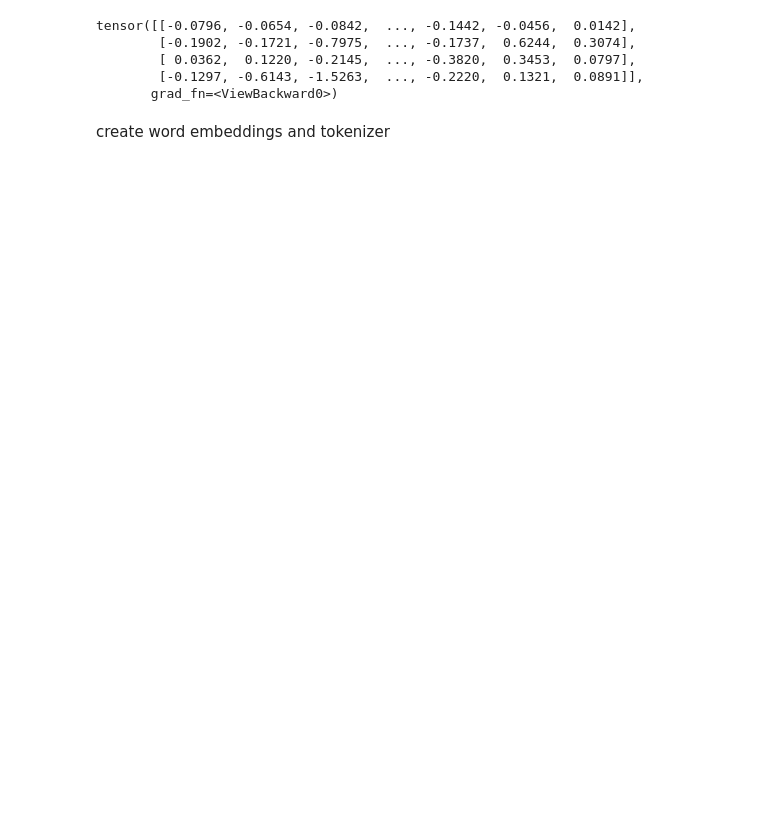
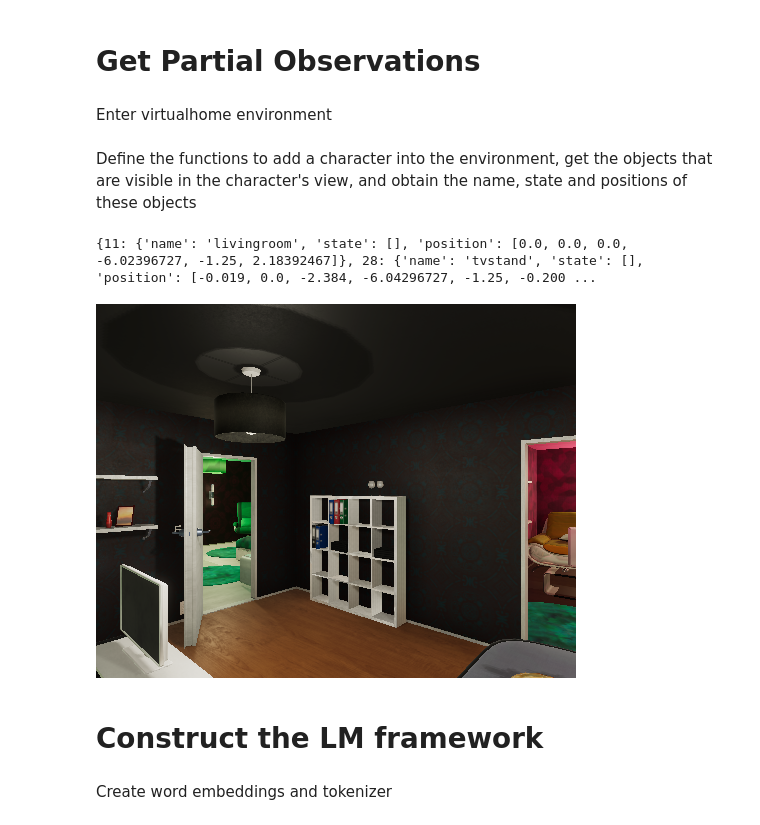
Before and after one commit to szy4806384/lm_on_decison_making, a Jupyter notebook: lm.ipynb, the cells around one changed output. Drawn from its saved outputs; the diff is of its cells as text; code cells hidden in the pictures; blank space fills up the shorter version.

Commit message:
add observation extraction

```diff
--- a/lm.ipynb
+++ b/lm.ipynb
@@ -70,16 +28,72 @@ DLL load failed while importing defs: The specified procedure could not be found
-# %%
-from transformers import GPT2Tokenizer, GPT2LMHeadModel
-import torch as tc
-modelGPT = GPT2Model.from_pretrained('gpt2')
-modelGPT(inputs_embeds=tc.FloatTensor(vector.detach().numpy())).last_hidden_state
-# %% [output]
-tensor([[-0.0796, -0.0654, -0.0842,  ..., -0.1442, -0.0456,  0.0142],
-        [-0.1902, -0.1721, -0.7975,  ..., -0.1737,  0.6244,  0.3074],
-        [ 0.0362,  0.1220, -0.2145,  ..., -0.3820,  0.3453,  0.0797],
-        [-0.1297, -0.6143, -1.5263,  ..., -0.2220,  0.1321,  0.0891]],
-       grad_fn=<ViewBackward0>)
+# %% [markdown]
+# Get Partial Observations
+# %% [markdown]
+Enter virtualhome environment
+# %%
+import IPython.display
+from virtualhome.demo.utils_demo import *
+from sys import platform
+import matplotlib.pyplot as plt
+from virtualhome.simulation.unity_simulator.comm_unity import UnityCommunication
+from virtualhome.simulation.unity_simulator import utils_viz
+
+mode = 'manual'
+if mode == 'auto':
+    if platform == 'darwin':
+        exec_file = '../simulation/macos_exec'
+    else:
+        exec_file = '../simulation/exec_linux.x86_64'
+    comm = UnityCommunication(file_name=exec_file)
+else:
+    comm = UnityCommunication()
+# %% [markdown]
+Define the functions to add a character into the environment, get the objects that are visible in the character's view, and obtain the name, state and positions of these objects
+# %%
+comm.reset(4)
+
+def create_character(character, camera_height, room):
+    comm.add_character_camera(position=[0, camera_height, 0], name=character + '_camera')
+    comm.add_character(character, initial_room=room)
+    _, graph = comm.environment_graph()
+    character_index = [node['id'] for node in graph['nodes'] if node['class_name'] == 'character'][-1]
+    __, camera_num = comm.camera_count()
+    return character_index, camera_num - 1
+
+def get_visible_objects_id(character_index, camera_index):
+    _, visible_objects = comm.get_visible_objects(camera_index)
+    visible_objects_id_set = set()
+    for i in visible_objects:
+        if i != str(character_index):
+            visible_objects_id_set.add(int(i))
+    return visible_objects_id_set
+
+def get_observations(character_index, visible_objects_id_set):
+    _, graph = comm.environment_graph()
+    character_position = [node for node in graph['nodes'] if node['id'] == character_index][0]['obj_transform']['position']
+    observations = {}
+    for node in graph['nodes']:
+        if node['id'] in visible_objects_id_set:
+            observation = {'name': node['class_name'],
+                           'state': node['states'],
+                           'position': node['obj_transform']['position'] + list(np.array(node['obj_transform']['position']) - np.array(character_position))
+                           }
+            observations[node['id']] = observation
+    return observations
+
+character_id, camera_id = create_character('chars/Female2', 1.6, 'kitchen')
+visible_objects_id = get_visible_objects_id(character_id, camera_id)
+partial_observation = get_observations(character_id, visible_objects_id)
+print(partial_observation)
+
+img_final = display_scene_cameras(comm, [camera_id], nrows=1)
+IPython.display.display(img_final)
+# %% [output]
+{11: {'name': 'livingroom', 'state': [], 'position': [0.0, 0.0, 0.0, -6.02396727, -1.25, 2.18392467]}, 28: {'name': 'tvstand', 'state': [], 'position': [-0.019, 0.0, -2.384, -6.04296727, -1.25, -0.200 ...
+[figure, added]
+# %% [markdown]
+# Construct the LM framework
 # %% [markdown]
-create word embeddings and tokenizer
+Create word embeddings and tokenizer
 # %%
 from transformers import GPT2LMHeadModel, GPT2Tokenizer
 from keras.models import Sequential, Model, Input
```
Also changed, not shown: parts of 15 cells of this notebook.
